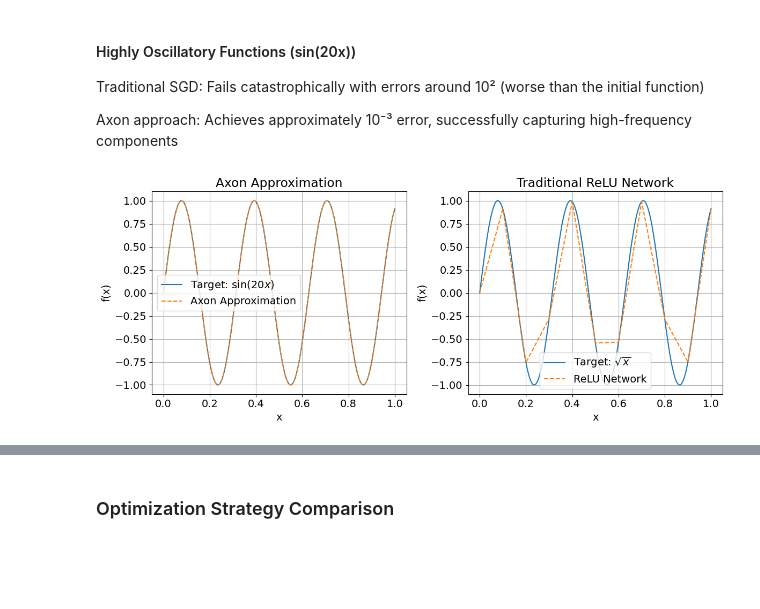
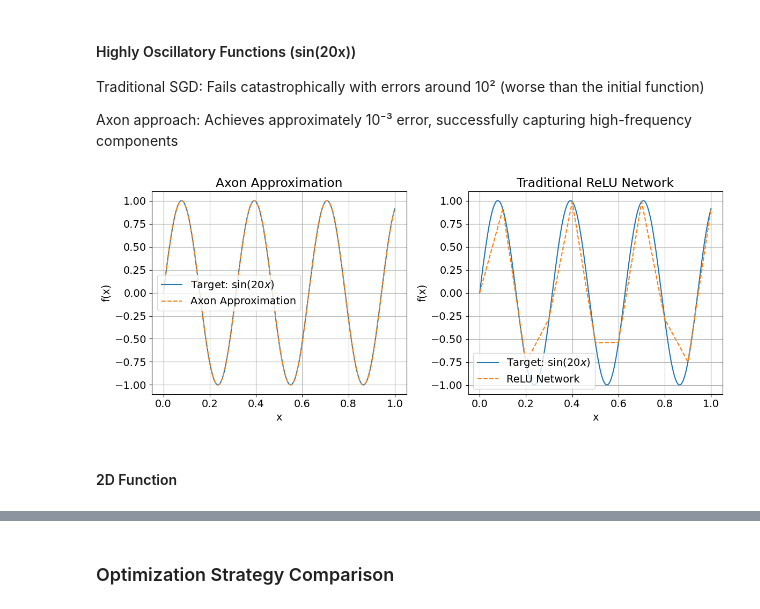
Before and after one commit to lethanhdat04/NeuralNetworkApproximation, a Jupyter notebook: experiments/optimal-approximation-of-univariate-convex-fn/notebook.ipynb, the cells around one changed output, grey strips where cells are left out. Cells and saved outputs as stored; diff of their text form; code cells hidden in the pictures; blank space fills up the shorter version.

Commit message:
add axon 2D, refactor code

```diff
--- a/experiments/optimal-approximation-of-univariate-convex-fn/notebook.ipynb
+++ b/experiments/optimal-approximation-of-univariate-convex-fn/notebook.ipynb
@@ -1093,48 +994,19 @@ Traditional SGD: Fails catastrophically with errors around 10² (worse than the
 
 Axon approach: Achieves approximately 10⁻³ error, successfully capturing high-frequency components
 # %%
-# 1. Prepare input data
-xs = np.linspace(0, 1, 1000)[:, None]
-ys = (np.sin(20*xs)).flatten()
+target_function = lambda x: np.sin(20 * x)
 
-# 2. Axon Approximation
-bs, bs_coefs, r, coefs, norms, errs = axon_algorithm(xs, ys, K=100)
-approx_axon = bs @ (bs.T @ ys)
+# Gọi hàm xử lý và vẽ
+xs, ys, approx_axon, approx_relu = compute_approximations(
+    target_function=target_function,
+    domain=(0, 1),
+    relu_range=(0, 1),
+    relu_num_points=11,
+    axon_K=100
+)
 
-# 3. Traditional ReLU Network
-x_points = np.linspace(0, 1, 11)
-y_points = np.sin(20*x_points)
-
-model_relu = ReluSegmentNetwork(x_points, y_points)
-
-x_tensor = torch.tensor(xs.flatten(), dtype=torch.float32)
-with torch.no_grad():
-    approx_relu = model_relu(x_tensor).numpy()
-
-# 4. Plot side-by-side comparison
-plt.figure(figsize=(12, 5))
-
-# Axon plot
-plt.subplot(1, 2, 1)
-plt.plot(xs, ys, label='Target: $\\sin(20x)$')
-plt.plot(xs, approx_axon, '--', label='Axon Approximation')
-plt.title("Axon Approximation")
-plt.xlabel("x")
-plt.ylabel("f(x)")
-plt.legend()
-plt.grid(True)
-
-# ReLU network plot
-plt.subplot(1, 2, 2)
-plt.plot(xs, ys, label='Target: $\\sqrt{x}$')
-plt.plot(xs, approx_relu, '--', label='ReLU Network')
-plt.title("Traditional ReLU Network")
-plt.xlabel("x")
-plt.ylabel("f(x)")
-plt.legend()
-plt.grid(True)
-
-plt.tight_layout()
-plt.show()
+plot_approximations(xs, ys, approx_axon, approx_relu, func_label="\\sin(20x)")
 # %% [output]
-[figure, old version]
+[figure, new version]
+# %% [markdown]
+#### 2D Function
```
Also changed, not shown: parts of 12 cells of this notebook, 2 other files.
